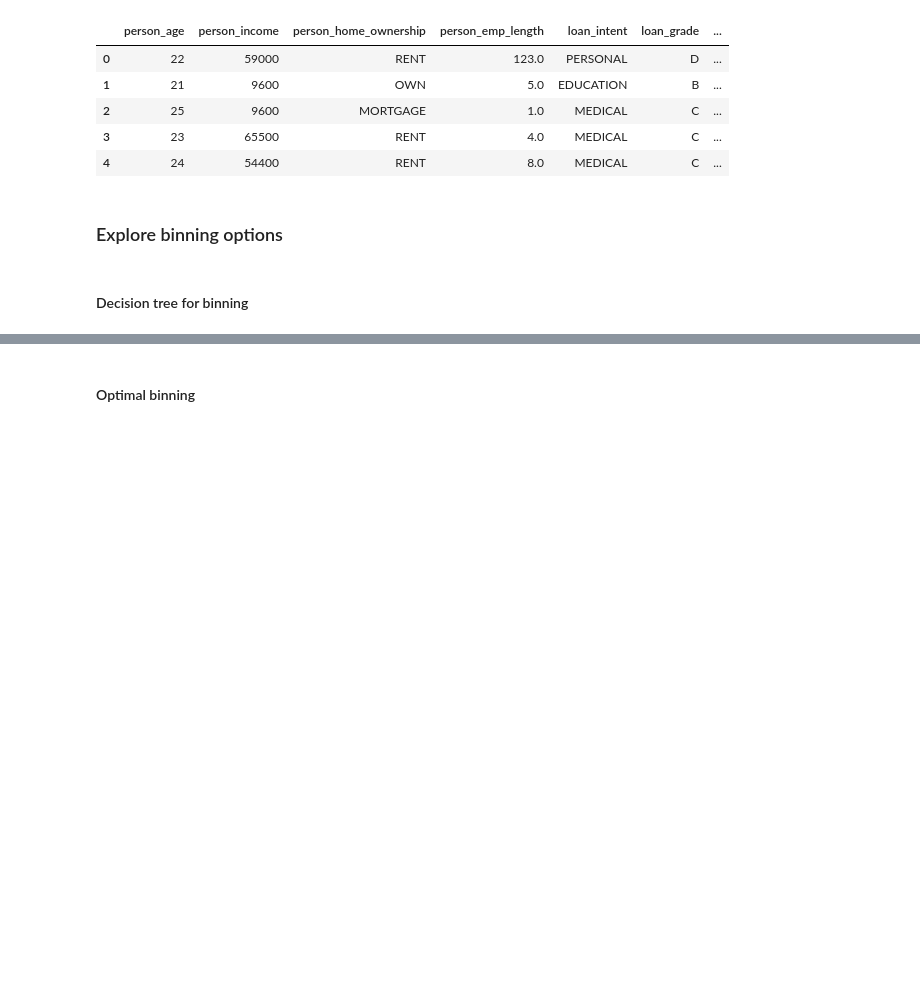
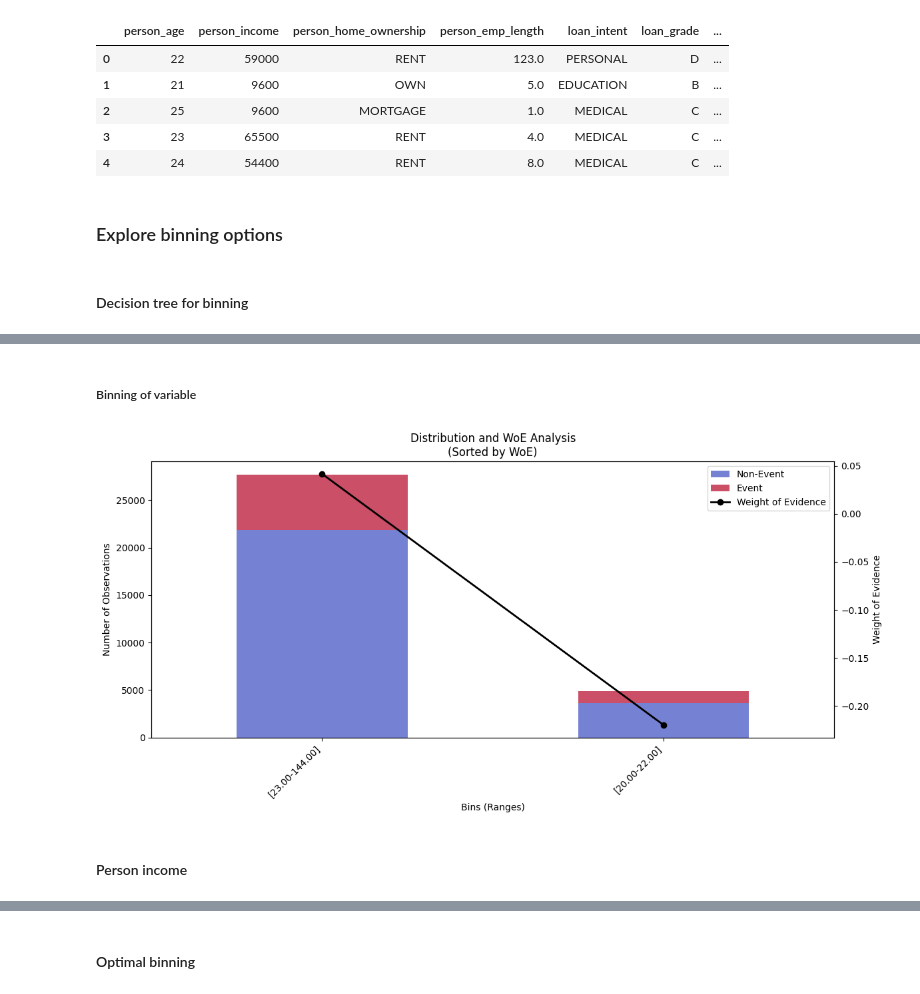
Before and after one commit to Ruben-Boeckx/Loan-approval, a Jupyter notebook: binning.ipynb, the cells around one changed output, grey strips where cells are left out. Saved outputs shown, nothing was run; the diff lists cells and outputs as text; code cells hidden in the pictures; blank space fills up the shorter version.

```diff
--- a/binning.ipynb
+++ b/binning.ipynb
@@ -246,0 +64,9 @@ woe_summary, iv = calculate_woe(
+# %% [markdown]
+##### Binning of variable
+# %%
+df, bin_stats, bin_labels = create_binned_feature(df, 'person_age', 'loan_status', max_leaf_nodes=2)
+df, woe_summary, iv = calculate_woe(df, 'person_age', 'loan_status', plot=True, bin_labels=bin_labels)
+# %% [output]
+[figure, added]
+# %% [markdown]
+#### Person income
```
Also changed, not shown: parts of 36 cells of this notebook, 2 other files.
